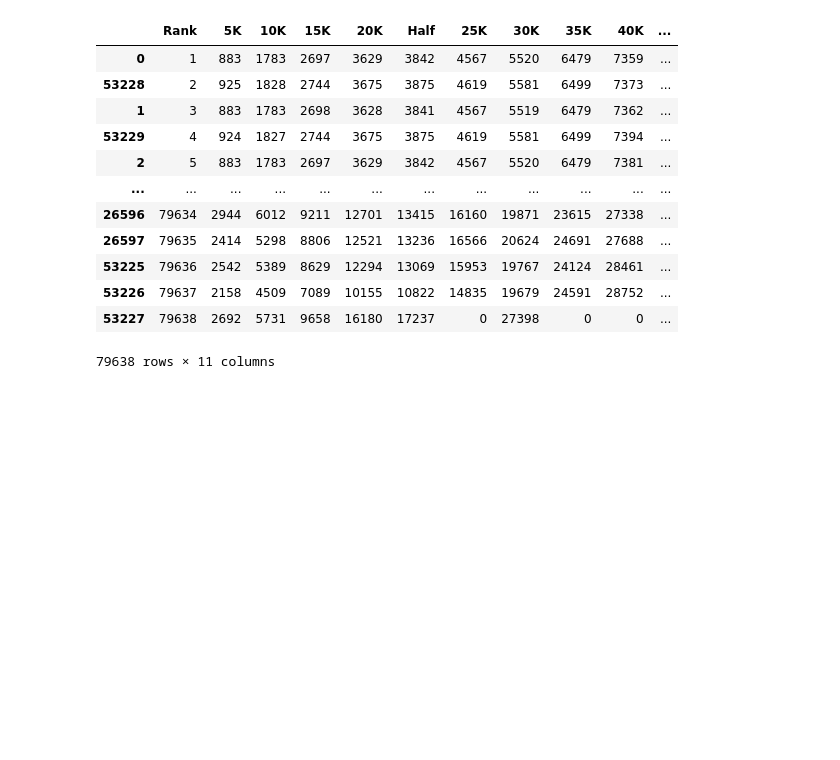
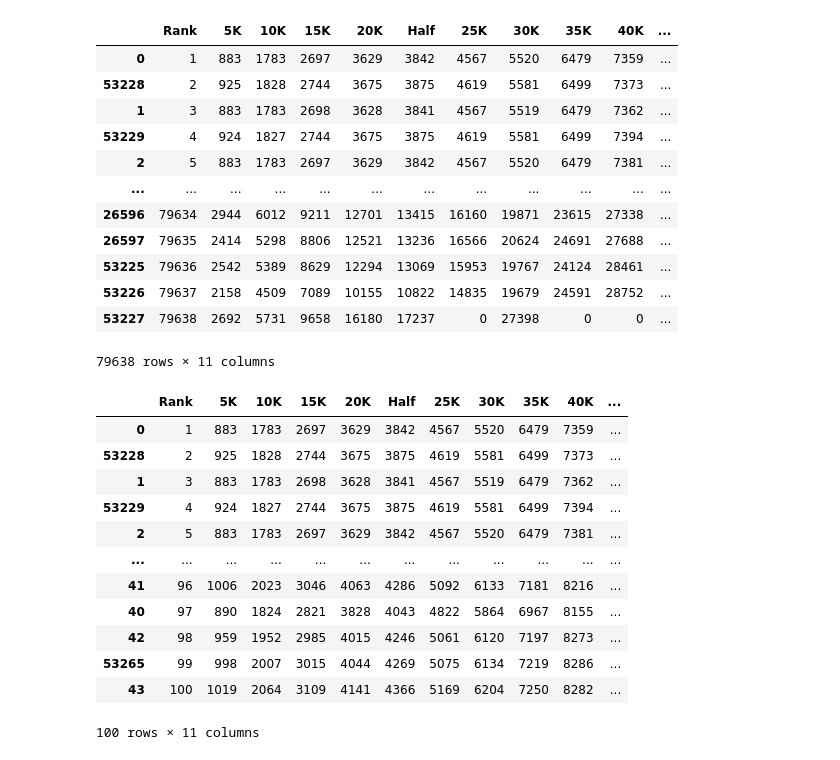
Before and after one commit to Junohera/PythonBasic2021, a Jupyter notebook: 02_DataAnalysis/09_Chart03_Line.ipynb, the cells around one changed output. Saved outputs shown, nothing was run; the diff lists cells and outputs as text; code cells hidden in the pictures; blank space fills up the shorter version.

```diff
--- a/02_DataAnalysis/09_Chart03_Line.ipynb
+++ b/02_DataAnalysis/09_Chart03_Line.ipynb
@@ -68,3 +67,21 @@ record
 | 53226 | 79637 | 2158 | 4509 | 7089 | 10155 | 10822 | 14835 | 19679 | 24591 | 28752 | ... |
 | 53227 | 79638 | 2692 | 5731 | 9658 | 16180 | 17237 | 0 | 27398 | 0 | 0 | ... |
 79638 rows × 11 columns
+# %%
+# rank 100 까지 필터링
+top100 = record[record.Rank <= 100] # equal) top100 = record[record['Rank'] <= 100]
+top100
+# %% [output]
+|  | Rank | 5K | 10K | 15K | 20K | Half | 25K | 30K | 35K | 40K | ... |
+| 0 | 1 | 883 | 1783 | 2697 | 3629 | 3842 | 4567 | 5520 | 6479 | 7359 | ... |
+| 53228 | 2 | 925 | 1828 | 2744 | 3675 | 3875 | 4619 | 5581 | 6499 | 7373 | ... |
+| 1 | 3 | 883 | 1783 | 2698 | 3628 | 3841 | 4567 | 5519 | 6479 | 7362 | ... |
+| 53229 | 4 | 924 | 1827 | 2744 | 3675 | 3875 | 4619 | 5581 | 6499 | 7394 | ... |
+| 2 | 5 | 883 | 1783 | 2697 | 3629 | 3842 | 4567 | 5520 | 6479 | 7381 | ... |
+| ... | ... | ... | ... | ... | ... | ... | ... | ... | ... | ... | ... |
+| 41 | 96 | 1006 | 2023 | 3046 | 4063 | 4286 | 5092 | 6133 | 7181 | 8216 | ... |
+| 40 | 97 | 890 | 1824 | 2821 | 3828 | 4043 | 4822 | 5864 | 6967 | 8155 | ... |
+| 42 | 98 | 959 | 1952 | 2985 | 4015 | 4246 | 5061 | 6120 | 7197 | 8273 | ... |
+| 53265 | 99 | 998 | 2007 | 3015 | 4044 | 4269 | 5075 | 6134 | 7219 | 8286 | ... |
+| 43 | 100 | 1019 | 2064 | 3109 | 4141 | 4366 | 5169 | 6204 | 7250 | 8282 | ... |
+100 rows × 11 columns
```
Also changed, not shown: parts of 4 cells of this notebook.
